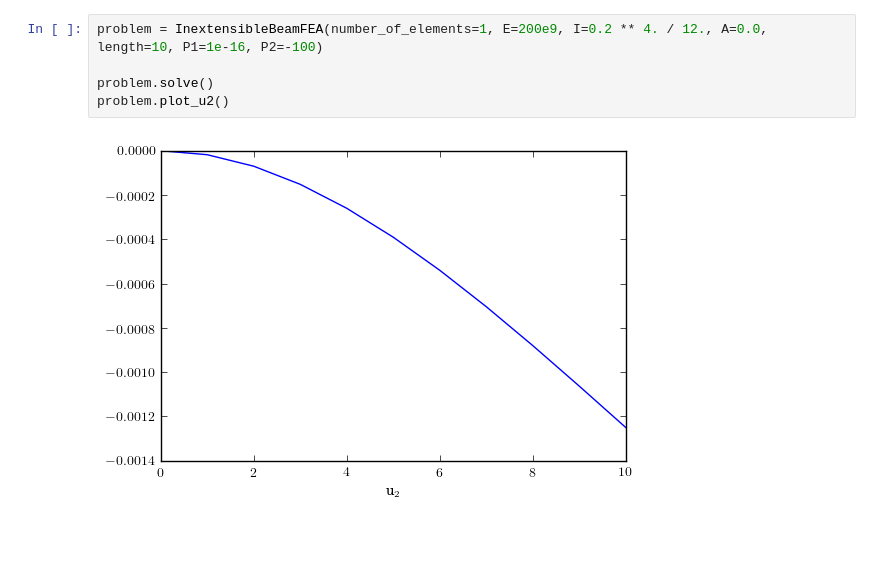
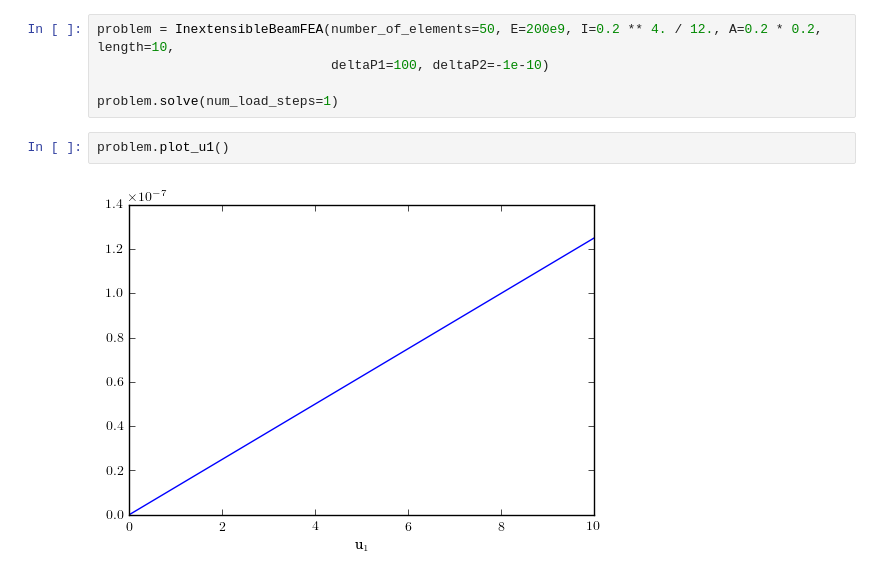
Before and after one commit to johntfoster/inextensible_beam_code, a Jupyter notebook: InextensibleBeamFEA.ipynb, the cells around one changed output. Cells and saved outputs as stored; diff of their text form; blank space fills up the shorter version.

Commit message:
Fixed u1, u2, lambda plotting

```diff
--- a/InextensibleBeamFEA.ipynb
+++ b/InextensibleBeamFEA.ipynb
@@ -104,7 +169,9 @@ class InextensibleBeamFEA(object):
 # %%
-problem = InextensibleBeamFEA(number_of_elements=1, E=200e9, I=0.2 ** 4. / 12., A=0.0, length=10, P1=1e-16, P2=-100)
+problem = InextensibleBeamFEA(number_of_elements=50, E=200e9, I=0.2 ** 4. / 12., A=0.2 * 0.2, length=10,
+                              deltaP1=100, deltaP2=-1e-10)
 
-problem.solve()
-problem.plot_u2()
+problem.solve(num_load_steps=1)
-# %% [output]
-[figure, removed]
+# %%
+problem.plot_u1()
+# %% [output]
+[figure, added]
```
Also changed, not shown: parts of 6 cells of this notebook, 1 other file.
